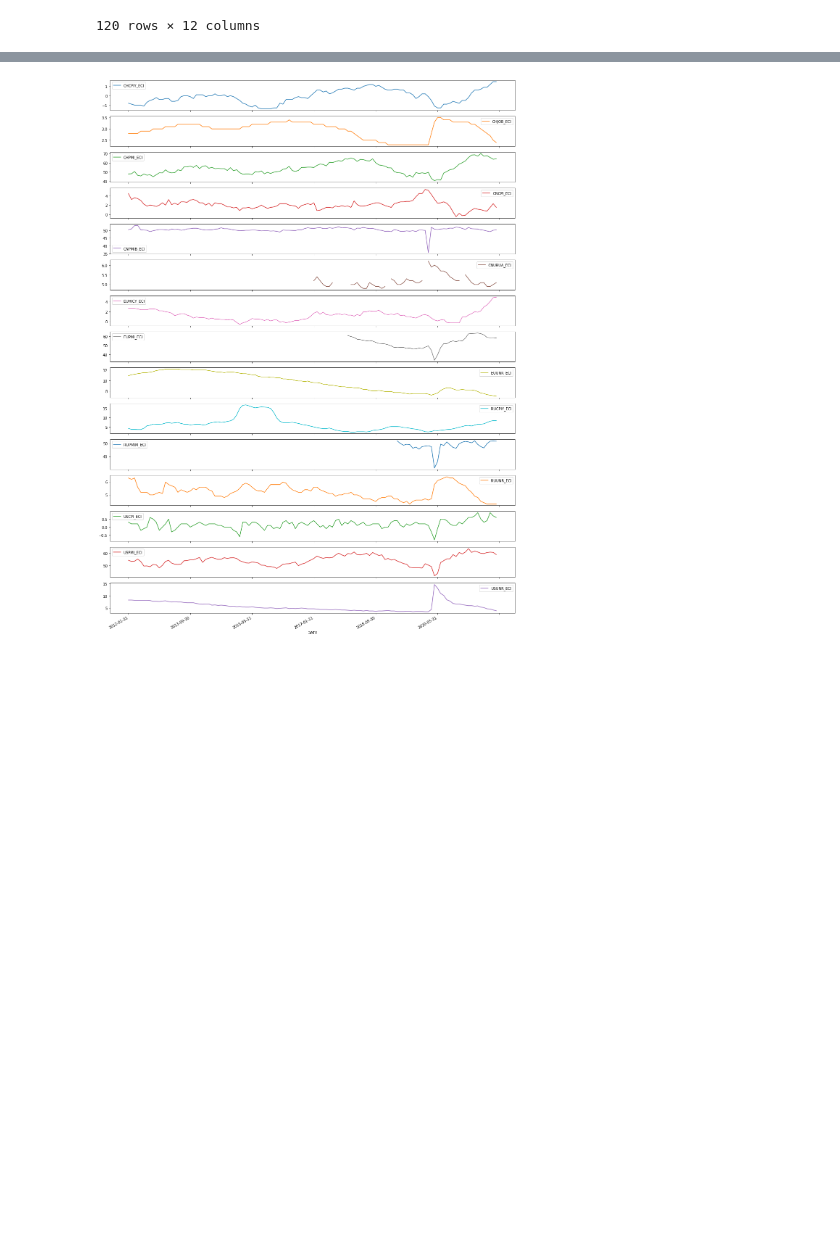
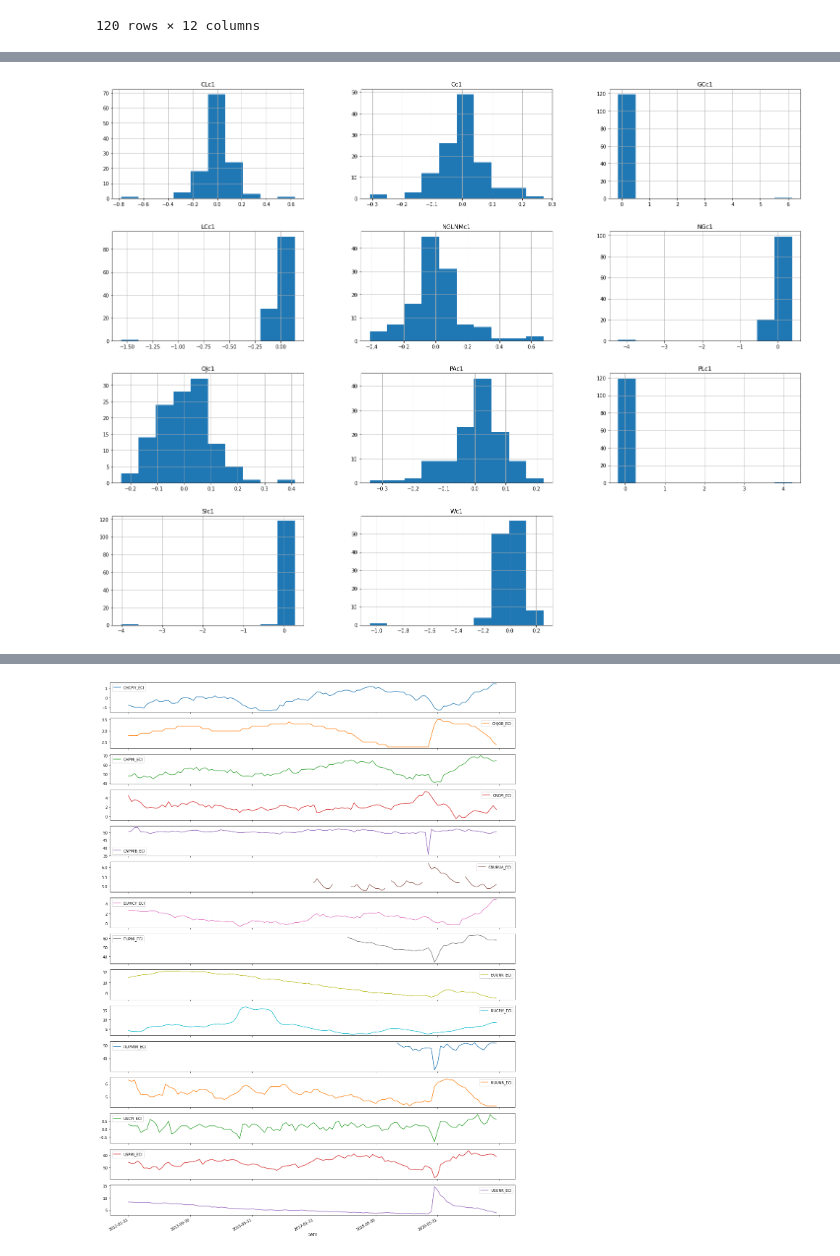
Before and after one commit to Liomat97/AQM, a Jupyter notebook: AQM_Analyse.ipynb, the cells around one changed output, grey strips where cells are left out. Saved outputs shown, nothing was run; the diff lists cells and outputs as text; code cells hidden in the pictures; blank space fills up the shorter version.

```diff
--- a/AQM_Analyse.ipynb
+++ b/AQM_Analyse.ipynb
@@ -150,3 +145,7 @@ Commodities.describe()
 | 50% | 0.013093 | -0.001432 | -0.000174 | 0.007779 | -0.000184 | 0.000809 | -0.002149 | -0.000861 | 0.023314 | -0.004869 | -0.010388 | ... |
 | 75% | 0.061054 | 0.038369 | 0.030713 | 0.056842 | 0.034382 | 0.074449 | 0.067967 | 0.052485 | 0.056742 | 0.044977 | 0.038296 | ... |
 | max | 0.633269 | 0.271153 | 6.143967 | 0.335115 | 0.140179 | 0.676408 | 0.379753 | 0.413353 | 0.222933 | 4.219001 | 0.265913 | ... |
+# %%
+Commodities.hist(figsize=(25,20));
+# %% [output]
+[figure, added]
```
Also changed, not shown: parts of 13 cells of this notebook, 5 other files.
